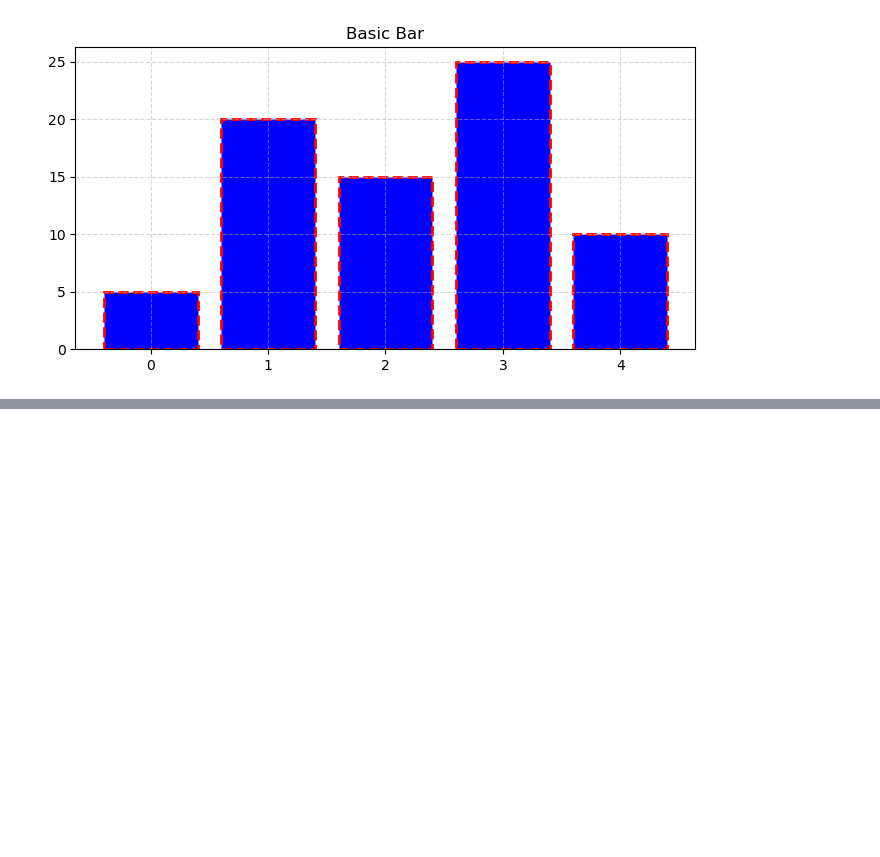
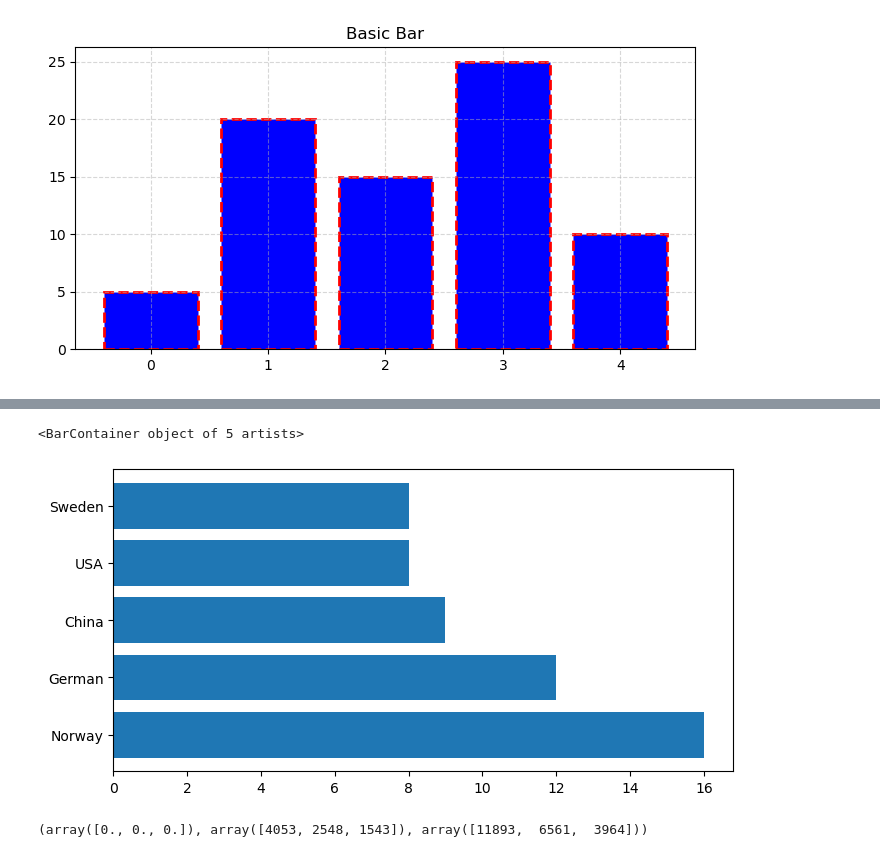
Before and after one commit to ximi2002/KNG_LAB, a Jupyter notebook: DiveIntoDeepLearning/matplotlib.ipynb, the cells around one changed output, grey strips where cells are left out. Drawn from its saved outputs; the diff is of its cells as text; code cells hidden in the pictures; blank space fills up the shorter version.

```diff
--- a/DiveIntoDeepLearning/matplotlib.ipynb
+++ b/DiveIntoDeepLearning/matplotlib.ipynb
@@ -710,0 +752,6 @@ plt.bar(x,data,color=["blue"],ec="r",ls="--",lw=2)
+# %%
+# 水平条形图
+plt.barh(countries,width=gold_medal)
+# %% [output]
+<BarContainer object of 5 artists>
+[figure, added]
@@ -710,0 +763,9 @@ plt.bar(x,data,color=["blue"],ec="r",ls="--",lw=2)
+# %%
+y=np.arange(len(movie))
+base1=np.zeros(len(movie))
+base2=real_day1
+base3=real_day1+real_day2
+height=0.2
+base1,base2,base3
+# %% [output]
+(array([0., 0., 0.]), array([4053, 2548, 1543]), array([11893,  6561,  3964]))
```
Also changed, not shown: parts of 27 cells of this notebook, 21 other files.
